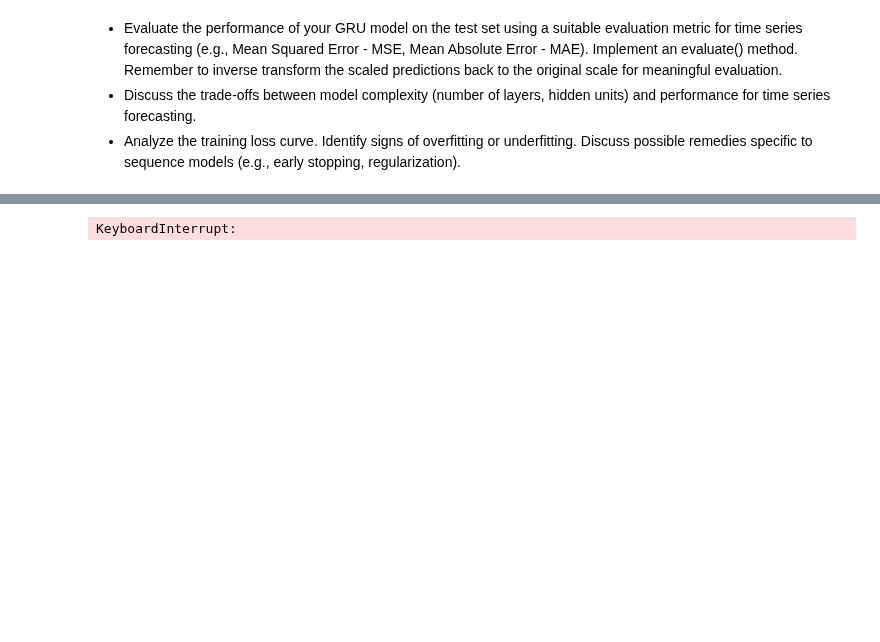
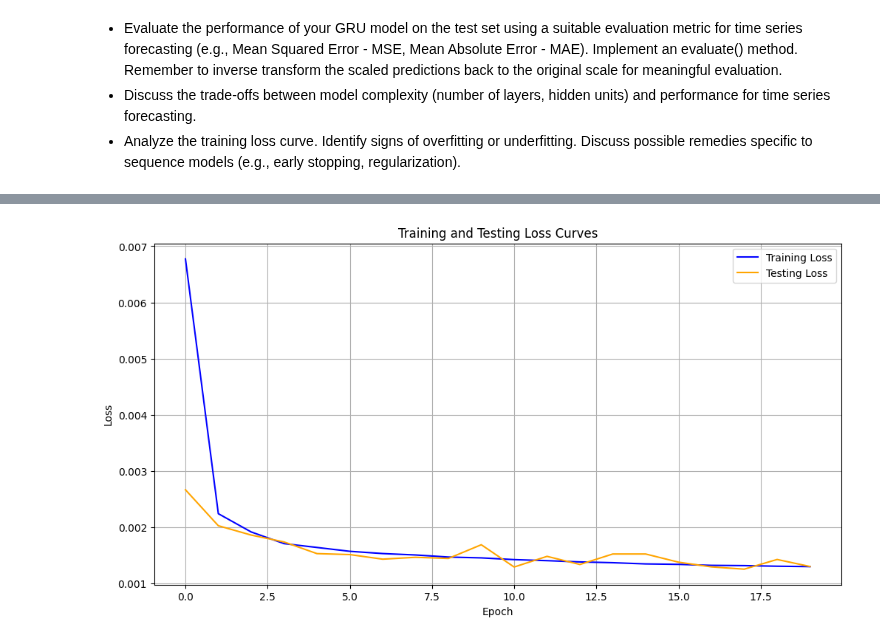
Before and after one commit to LosDelDGIIM/LosDelDGIIM.github.io, a Jupyter notebook: subjects/Erasmus-DUE/GKI/Exercises/Exercise09.ipynb, the cells around one changed output, grey strips where cells are left out. Saved outputs shown, nothing was run; the diff lists cells and outputs as text; code cells hidden in the pictures; blank space fills up the shorter version.

```diff
--- a/subjects/Erasmus-DUE/GKI/Exercises/Exercise09.ipynb
+++ b/subjects/Erasmus-DUE/GKI/Exercises/Exercise09.ipynb
@@ -191,8 +191,19 @@ class SimpleGRU(nn.Module):
     def train_step(self, input, target):
         self.Optimizer.zero_grad()
         output = self.forward(input)
-        loss = self.Criterion(output.squeeze(), target)
+
+        # FIX 1: Explicitly squeeze only the last dimension to avoid batch size 1 bugs
+        if output.shape[-1] == 1:
+            output = output.squeeze(-1)
+        if target.shape[-1] == 1 and len(target.shape) > 1:
+            target = target.squeeze(-1)
+
+        loss = self.Criterion(output, target)
         loss.backward()
+
+        nn.utils.clip_grad_norm_(self.parameters(), max_norm=1.0)
+
+
         self.Optimizer.step()
         return loss.item()
 
@@ -250,6 +261,9 @@ input_size = 1  # Since we have only one feature (the scaled value)
 hidden_units = 64
 output_size = 1  # Predicting a single value (the next time step)
 num_layers = 2
-learning_rate = 0.005
+learning_rate = 0.001
 
 model = SimpleGRU(input_size, hidden_units, output_size, num_layers, learning_rate)
+device = torch.device("cuda" if torch.cuda.is_available() else "cpu")
+print(f"Using device: {device}")
+model.to(device)
@@ -261,7 +282,7 @@ model = SimpleGRU(input_size, hidden_units, output_size, num_layers, learning_ra
 - Analyze the training loss curve. Identify signs of overfitting or underfitting. Discuss
 possible remedies specific to sequence models (e.g., early stopping, regularization).
 # %%
-train_losses, test_losses = model.train_model_with_test_loss(train_loader, test_loader, num_epochs=100)
+train_losses, test_losses = model.train_model_with_test_loss(train_loader, test_loader, num_epochs=20)
 plt.figure(figsize=(12, 6))
 plt.plot(train_losses, label='Training Loss', color='blue')
 plt.plot(test_losses, label='Testing Loss', color='orange')
@@ -271,7 +292,5 @@ plt.ylabel('Loss')
 plt.legend()
 plt.grid()
 plt.show()
-
-# // TODO: 40min y solo 10 epochs
 # %% [output]
 Starting training with test loss evaluation...
@@ -288 +313 @@ Epoch 10/100, Train Loss: 0.0015, Test Loss: 0.0017
-KeyboardInterrupt:
+[figure, added]
```
Also changed, not shown: parts of 4 cells of this notebook.
